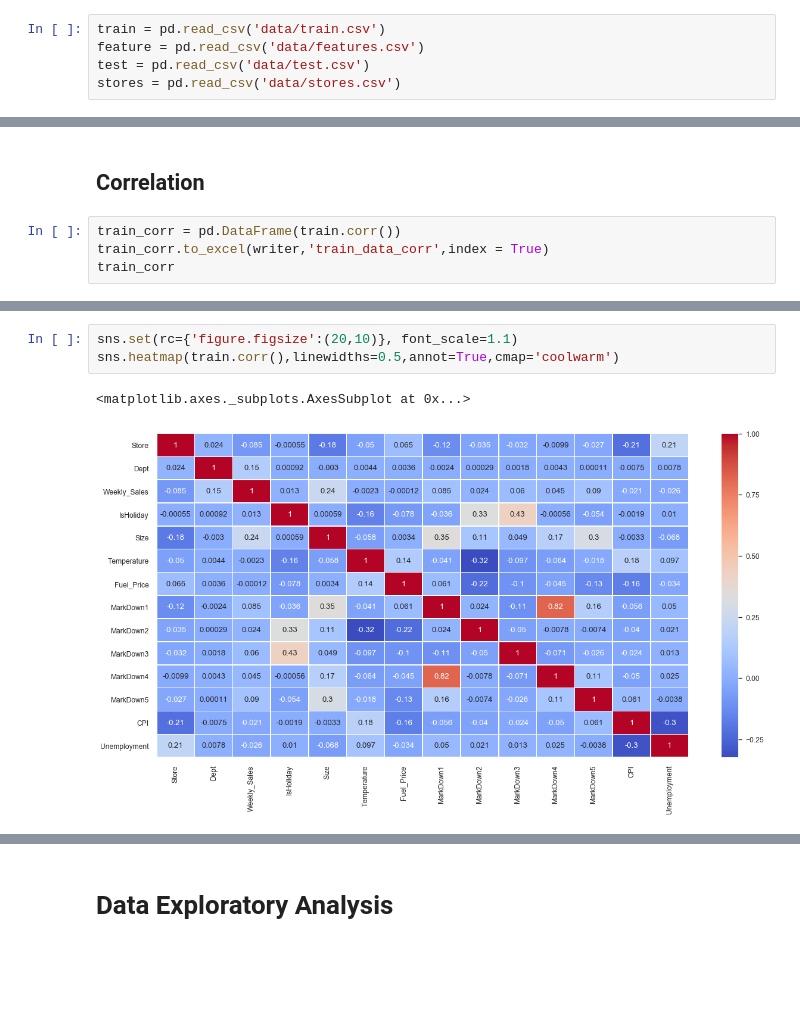
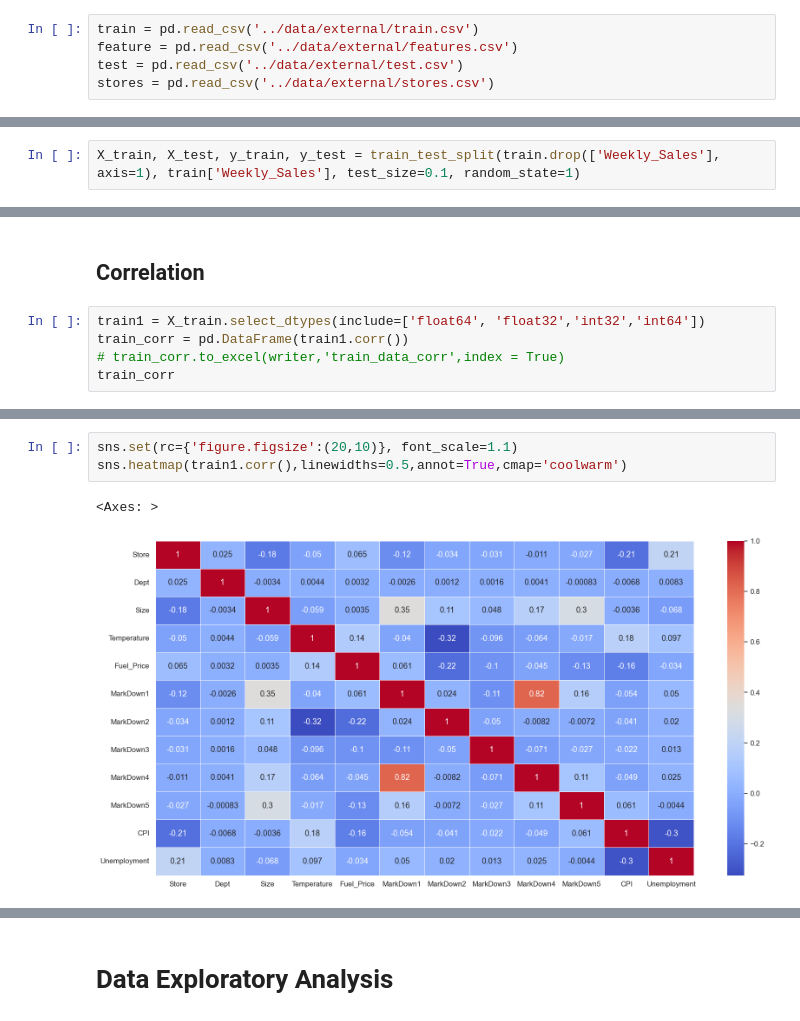
Before and after one commit to subediDarshan/AI-Project, a Jupyter notebook: ai-project/notebooks/Walmart Weekly Sales Forecasting Case Study.ipynb, the cells around one changed output, grey strips where cells are left out. Saved outputs shown, nothing was run; the diff lists cells and outputs as text; blank space fills up the shorter version.

```diff
--- a/ai-project/notebooks/Walmart Weekly Sales Forecasting Case Study.ipynb
+++ b/ai-project/notebooks/Walmart Weekly Sales Forecasting Case Study.ipynb
@@ -32,8 +30,8 @@ def cat_summary(x):
 # %% [markdown]
 <h1> 2. Data Propressing
 # %%
-train = pd.read_csv('data/train.csv')
-feature = pd.read_csv('data/features.csv')
-test = pd.read_csv('data/test.csv')
-stores = pd.read_csv('data/stores.csv')
+train = pd.read_csv('../data/external/train.csv')
+feature = pd.read_csv('../data/external/features.csv')
+test = pd.read_csv('../data/external/test.csv')
+stores = pd.read_csv('../data/external/stores.csv')
 # %%
@@ -74,2 +114,4 @@ train.head(2)
+# %%
+X_train, X_test, y_train, y_test = train_test_split(train.drop(['Weekly_Sales'], axis=1), train['Weekly_Sales'], test_size=0.1, random_state=1)
 # %%
 # Merging Test dataset
@@ -210,7 +240,8 @@ num_summary_test
 # %% [markdown]
 ## Correlation
 # %%
-train_corr = pd.DataFrame(train.corr())
-train_corr.to_excel(writer,'train_data_corr',index = True)
+train1 = X_train.select_dtypes(include=['float64', 'float32','int32','int64'])
+train_corr = pd.DataFrame(train1.corr())
+# train_corr.to_excel(writer,'train_data_corr',index = True)
 train_corr
 # %% [output]
@@ -232,7 +261,7 @@ train_corr
 # %%
 sns.set(rc={'figure.figsize':(20,10)}, font_scale=1.1)
-sns.heatmap(train.corr(),linewidths=0.5,annot=True,cmap='coolwarm')
+sns.heatmap(train1.corr(),linewidths=0.5,annot=True,cmap='coolwarm')
 # %% [output]
-<matplotlib.axes._subplots.AxesSubplot at 0x...>
+<Axes: >
-[figure, old version]
+[figure, new version]
 # %%
```
Also changed, not shown: parts of 67 cells of this notebook, 8 other files.
